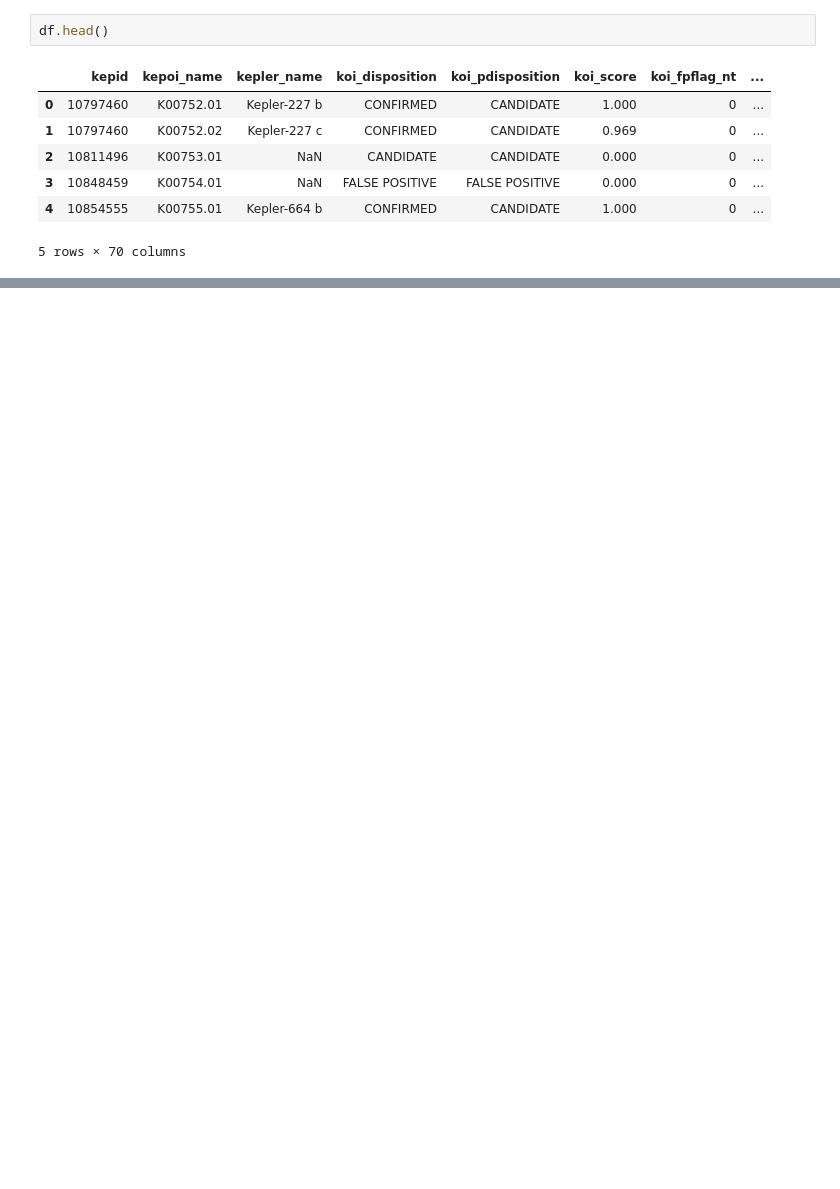
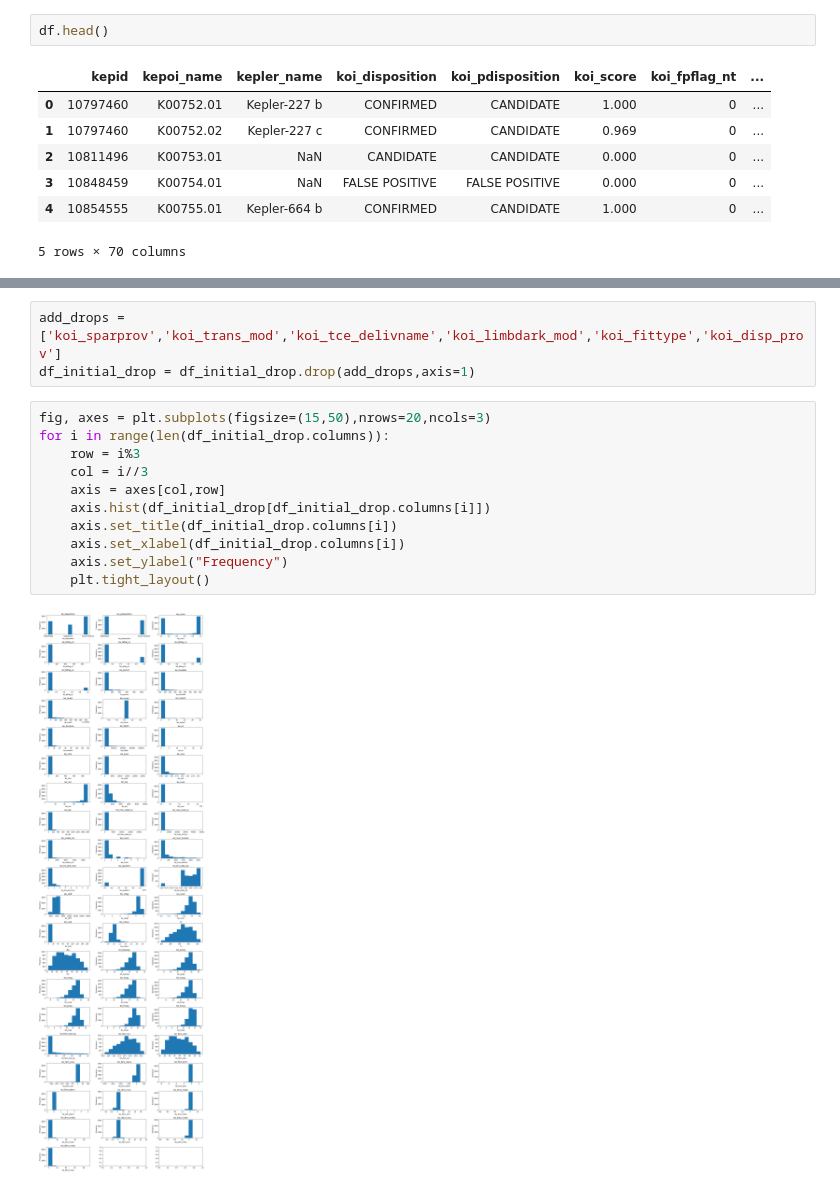
Before and after one commit to NelGen/NG-NASA-Exoplanet-Classifier-Project, a Jupyter notebook: Scrapbook.ipynb, the cells around one changed output, grey strips where cells are left out. Saved outputs shown, nothing was run; the diff lists cells and outputs as text; blank space fills up the shorter version.

```diff
--- a/Scrapbook.ipynb
+++ b/Scrapbook.ipynb
@@ -512,0 +236,16 @@ d2.sort_values(by='FI')
+# %%
+add_drops = ['koi_sparprov','koi_trans_mod','koi_tce_delivname','koi_limbdark_mod','koi_fittype','koi_disp_prov']
+df_initial_drop = df_initial_drop.drop(add_drops,axis=1)
+# %%
+fig, axes = plt.subplots(figsize=(15,50),nrows=20,ncols=3)
+for i in range(len(df_initial_drop.columns)):
+    row = i%3
+    col = i//3
+    axis = axes[col,row]
+    axis.hist(df_initial_drop[df_initial_drop.columns[i]])
+    axis.set_title(df_initial_drop.columns[i])
+    axis.set_xlabel(df_initial_drop.columns[i])
+    axis.set_ylabel("Frequency")
+    plt.tight_layout()
+# %% [output]
+[figure, added]
```
Also changed, not shown: parts of 103 cells of this notebook.
